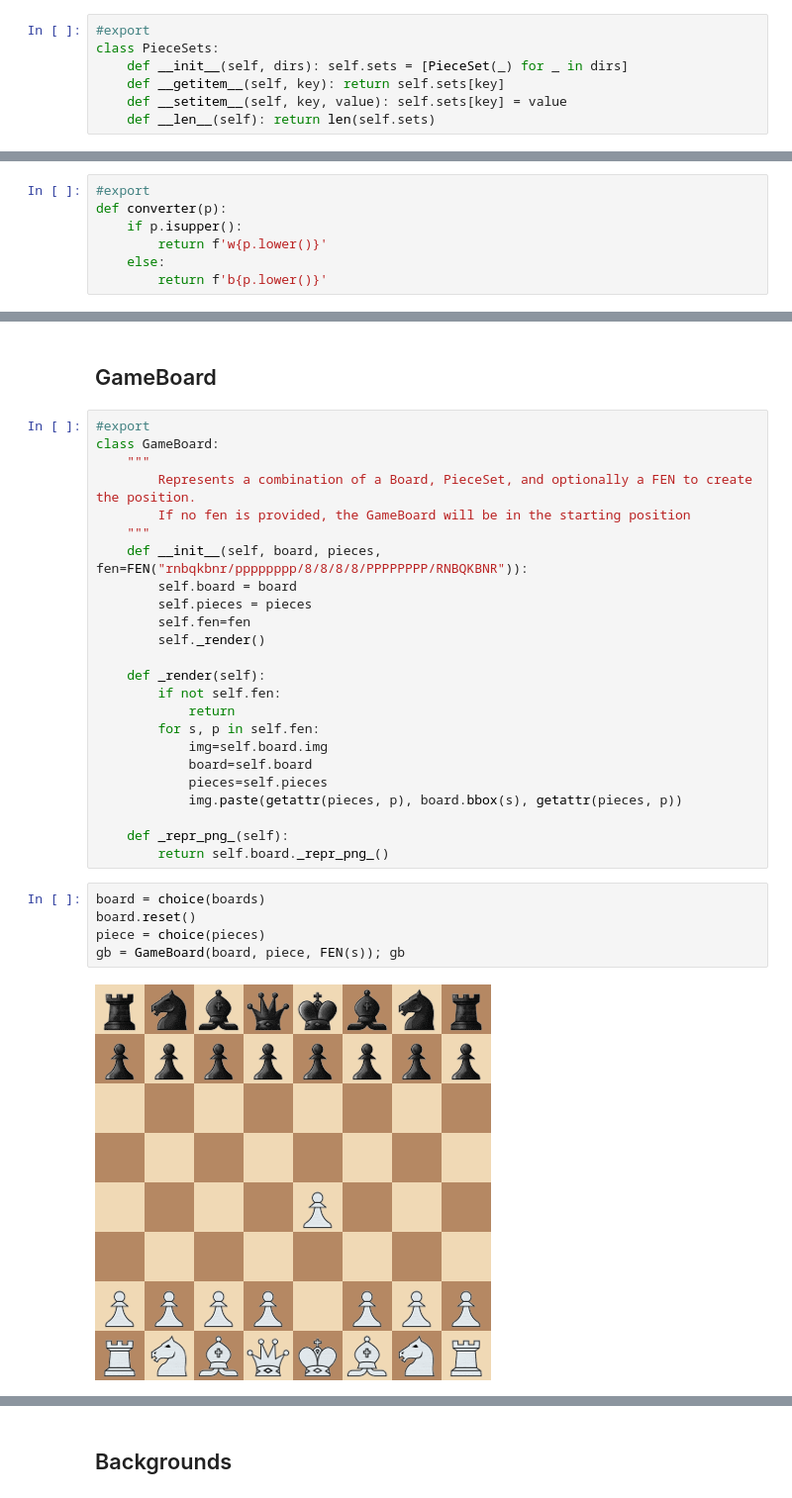
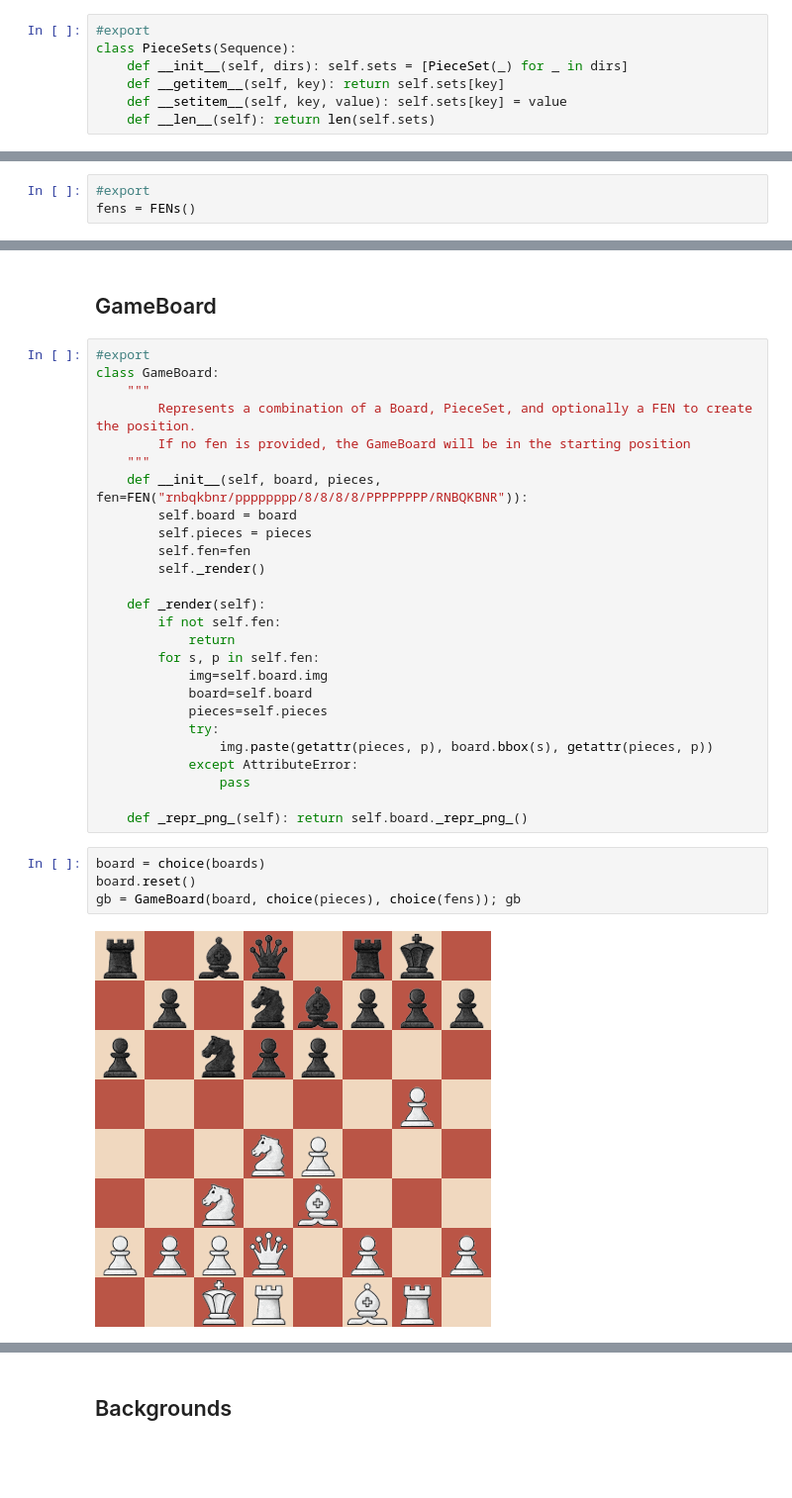
Before and after one commit to idrisr/chessocrnb, a Jupyter notebook: nbs/06-training-data.ipynb, the cells around one changed output, grey strips where cells are left out. Shown at 99% size. Cells and saved outputs as stored; diff of their text form; blank space fills up the shorter version.

```diff
--- a/nbs/06-training-data.ipynb
+++ b/nbs/06-training-data.ipynb
@@ -186,6 +182,6 @@ PieceSet(choice(piece_dirs)).wb
 # %%
 #export
-class PieceSets:
+class PieceSets(Sequence):
     def __init__(self, dirs): self.sets = [PieceSet(_) for _ in dirs]
     def __getitem__(self, key): return self.sets[key]
     def __setitem__(self, key, value): self.sets[key] = value
@@ -197,12 +193,5 @@ pieces=PieceSets(piece_dirs)
 shuffle(pieces)
 # %% [markdown]
 ## FEN
-# %%
-#export
-def converter(p):
-    if p.isupper():
-        return f'w{p.lower()}'
-    else:
-        return f'b{p.lower()}'
 # %%
 #export
@@ -287,0 +325,3 @@ test_eq(FEN(s).c5, '_')
+# %%
+#export
+fens = FENs()
@@ -307,14 +352,15 @@ class GameBoard:
             img=self.board.img
             board=self.board
             pieces=self.pieces
-            img.paste(getattr(pieces, p), board.bbox(s), getattr(pieces, p))
+            try:
+                img.paste(getattr(pieces, p), board.bbox(s), getattr(pieces, p))
+            except AttributeError:
+                pass
 
-    def _repr_png_(self):
-        return self.board._repr_png_()
+    def _repr_png_(self): return self.board._repr_png_()
 # %%
 board = choice(boards)
 board.reset()
-piece = choice(pieces)
-gb = GameBoard(board, piece, FEN(s)); gb
+gb = GameBoard(board, choice(pieces), choice(fens)); gb
 # %% [output]
-[figure, old version]
+[figure, new version]
```
Also changed, not shown: parts of 40 cells of this notebook, 15 other files.
